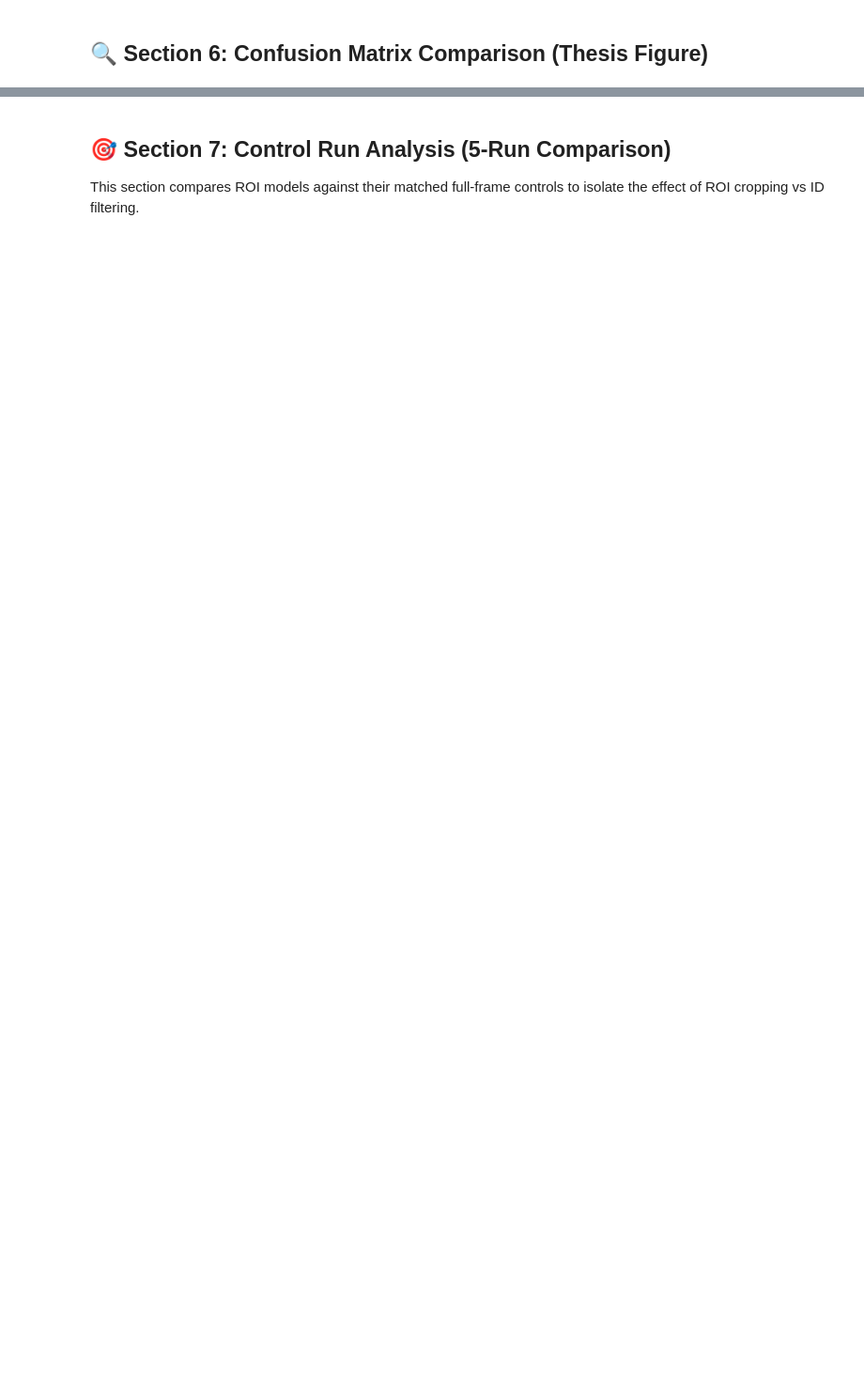
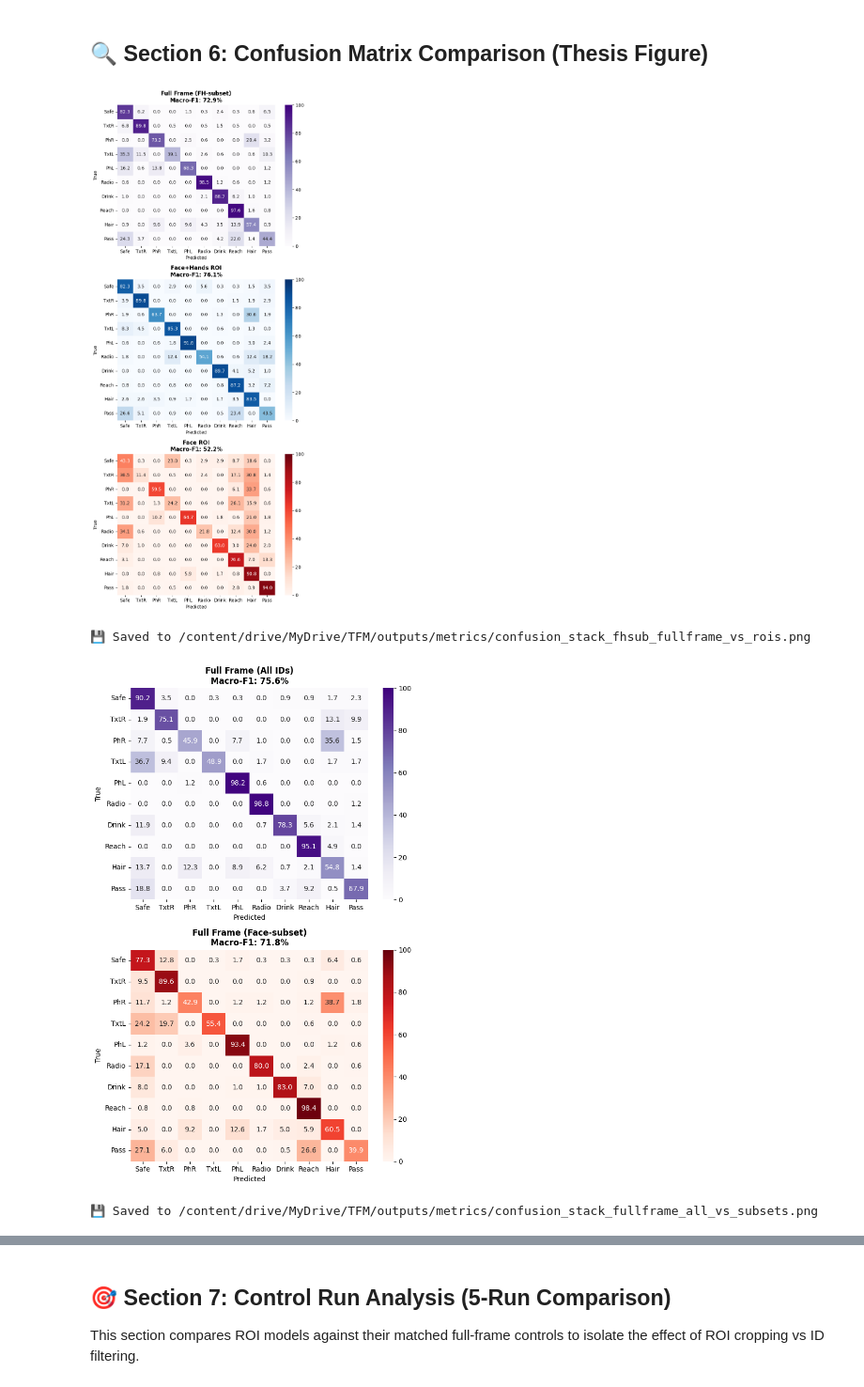
Before and after one commit to ClaudiaCPach/CNNs-distracted-driving, a Jupyter notebook: notebooks/04_modality_analysis.ipynb, the cells around one changed output, grey strips where cells are left out. Shown at 94% size. Cells and saved outputs as stored; diff of their text form; code cells hidden in the pictures; blank space fills up the shorter version.

```diff
--- a/notebooks/04_modality_analysis.ipynb
+++ b/notebooks/04_modality_analysis.ipynb
@@ -597,37 +1531,41 @@ display_names = {
 
 cmaps_A = {
     "Ctrl-FHSub": "Purples",   # keep FH-subset full frame purple, as you wanted
     "Face+Hands": "Blues",
     "Face Only": "Reds",
 }
 
 plot_cm_stack(
     run_order=stack_A,
     filename="confusion_stack_fhsub_fullframe_vs_rois.png",
     cmap_map=cmaps_A,
     display_name_map=display_names,
     figsize=(7, 16)
 )
 
 
 # ---------------------------
 # Figure B: Full Frame (All) -> Full Frame (FH-subset) -> Full Frame (Face-subset)
 # ---------------------------
-stack_B = ["Full Frame", "Ctrl-FHSub", "Ctrl-FaceSub"]
+stack_B = ["Full Frame", "Ctrl-FaceSub"]
 
 cmaps_B = {
     "Full Frame": "Purples",
-    "Ctrl-FHSub": "Purples",
-    "Ctrl-FaceSub": "Purples",
+    "Ctrl-FaceSub": "Reds",
 }
 
 plot_cm_stack(
     run_order=stack_B,
     filename="confusion_stack_fullframe_all_vs_subsets.png",
     cmap_map=cmaps_B,
     display_name_map=display_names,
-    figsize=(7, 16)
+    figsize=(7, 10.7)
 )
+# %% [output]
+[figure, added]
+💾 Saved to /content/drive/MyDrive/TFM/outputs/metrics/confusion_stack_fhsub_fullframe_vs_rois.png
+[figure, added]
+💾 Saved to /content/drive/MyDrive/TFM/outputs/metrics/confusion_stack_fullframe_all_vs_subsets.png
 # %%
 import pandas as pd
 import numpy as np
```
Also changed, not shown: parts of 24 cells of this notebook, 3 other files.
